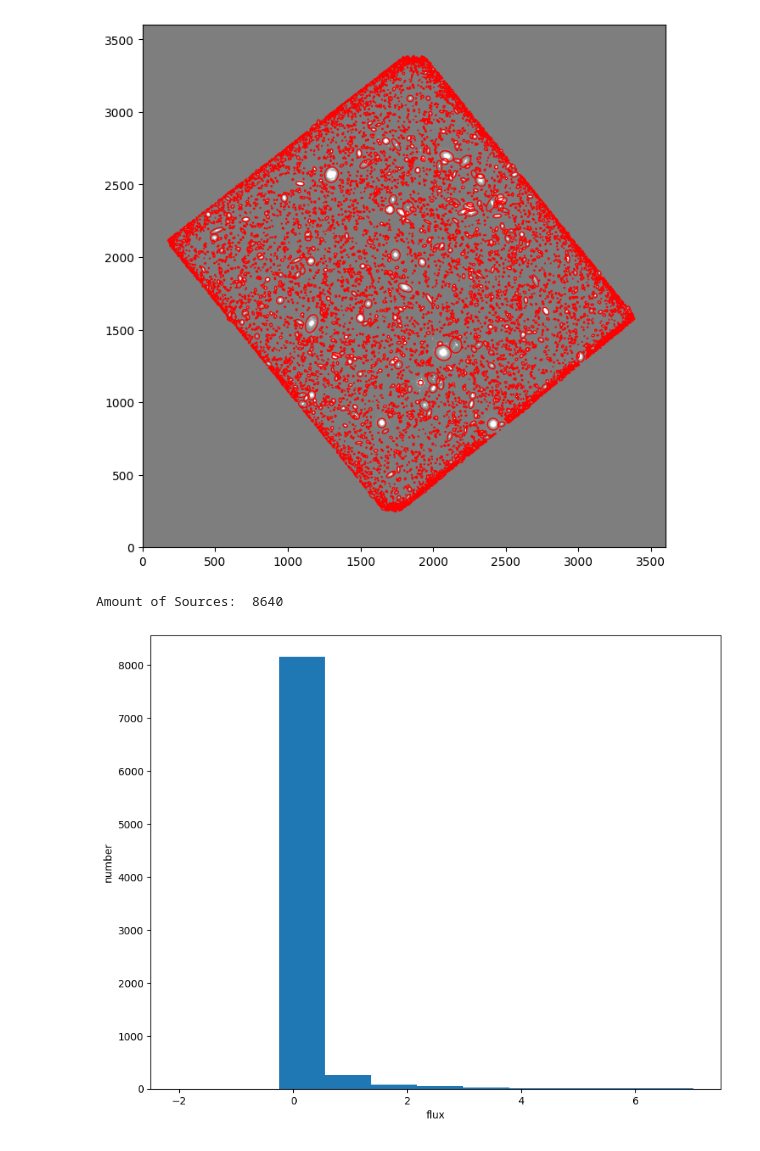
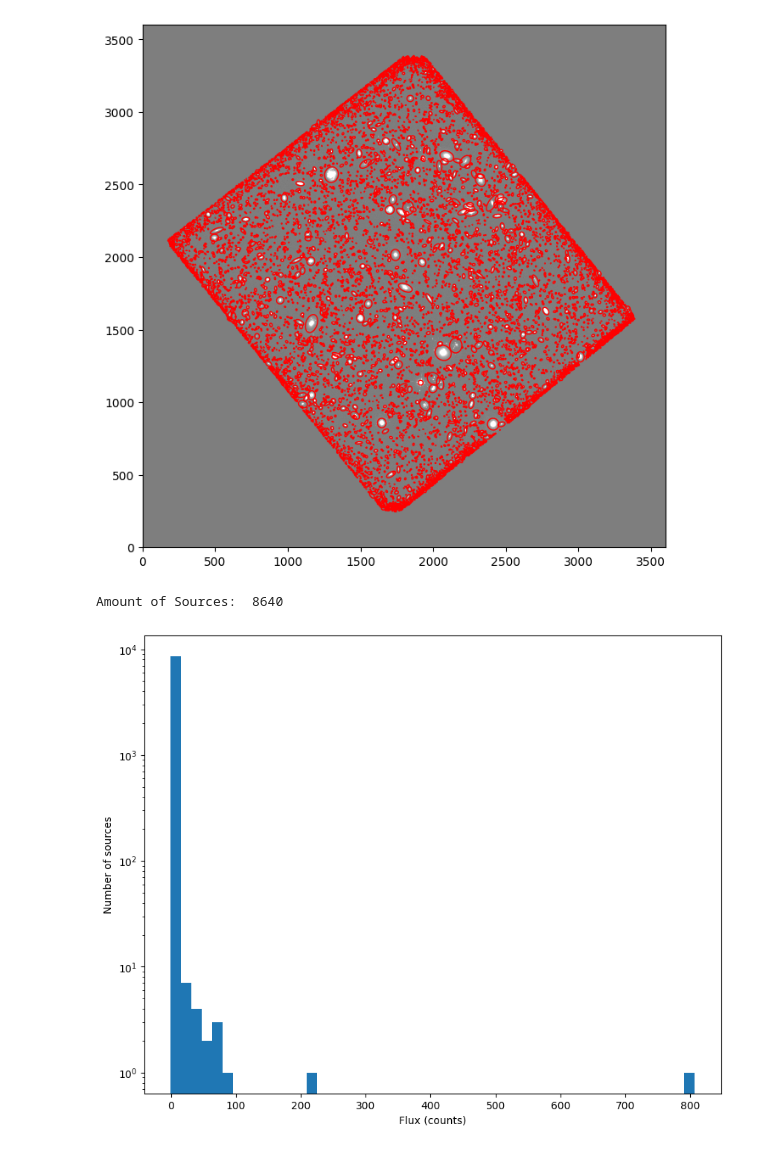
Before and after one commit to MasonD-007/ASTR-19-Practical-Programming, a Jupyter notebook: Final_Project/Final_Project.ipynb, the cells around one changed output. Drawn from its saved outputs; the diff is of its cells as text; code cells hidden in the pictures.

```diff
--- a/Final_Project/Final_Project.ipynb
+++ b/Final_Project/Final_Project.ipynb
@@ -76,15 +76,28 @@ for i in range(len(objects)):
 Number of objects detected: 8640
 [figure]
 # %%
-print("Amount of Sources: ", len(objects))
+"""print("Amount of Sources: ", len(objects))
 flux, fluxerr, flag = sep.sum_circle(data, objects["x"], objects["y"], 3.0, err=bkg.globalrms, gain=1.0)
 
 # plot the histogram
 plt.hist(flux, bins=1000)
 plt.xlabel("flux")
 plt.xlim(-2.5, 7.5)
 plt.ylabel("number")
+plt.show()"""
+
+print("Amount of Sources: ", len(objects))
+# Measure the fluxes of the detected sources using sep's sum_circle function
+flux, fluxerr, flag = sep.sum_circle(
+    data_sub, objects["x"], objects["y"], 3.0, err=bkg.globalrms, gain=1.0
+)
+
+# Plot a histogram of the fluxes
+fig, ax = plt.subplots()
+ax.hist(flux, bins=50, log=True)
+ax.set_xlabel("Flux (counts)")
+ax.set_ylabel("Number of sources")
 plt.show()
 # %% [output]
 Amount of Sources:  8640
-[figure, old version]
+[figure, new version]
```
Also changed, not shown: parts of 3 cells of this notebook, 5 other files.
